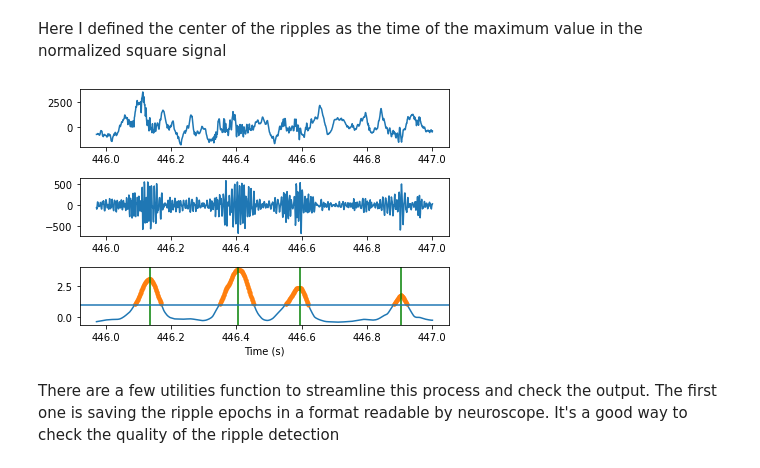
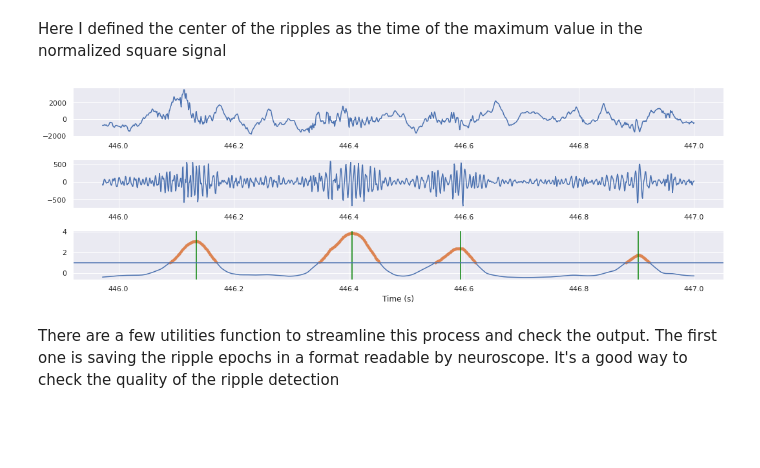
Before and after one commit to PeyracheLab/pynacollada, a Jupyter notebook: pynacollada/eeg_processing/Tutorial_ripple_detection.ipynb, the cells around one changed output. Saved outputs shown, nothing was run; the diff lists cells and outputs as text; code cells hidden in the pictures; blank space fills up the shorter version.

```diff
--- a/pynacollada/eeg_processing/Tutorial_ripple_detection.ipynb
+++ b/pynacollada/eeg_processing/Tutorial_ripple_detection.ipynb
@@ -9,8 +9,11 @@ The example data can be found [here](https://www.dropbox.com/s/1kc0ulz7yudd9ru/A
 # %%
 import numpy as np
 import pynapple as nap
+import seaborn as sns
+sns.set_theme()
 from matplotlib.pyplot import *
 import pynacollada as pyna
+
 
 data_directory = '/home/guillaume/pynapple/data/A2929-200711'
 
@@ -173,31 +176,31 @@ Here I defined the center of the ripples as the time of the maximum value in the
 # %%
 rip_max = []
 rip_tsd = []
 for s, e in rip_ep.values:
     tmp = nSS.loc[s:e]
     rip_tsd.append(tmp.idxmax())
     rip_max.append(tmp.max())
 
 rip_max = np.array(rip_max)
 rip_tsd = np.array(rip_tsd)
 
 rip_tsd = nap.Tsd(t=rip_tsd, d=rip_max, time_support=sleep_ep)
 
-figure()
+figure(figsize=(15,5))
 subplot(311)
 plot(lfpsleep.restrict(ex_ep).as_units('s'))
 subplot(312)
 plot(signal.restrict(ex_ep).as_units('s'))
 subplot(313)
 plot(nSS.restrict(ex_ep).as_units('s'))
 plot(nSS3.restrict(rip_ep.intersect(ex_ep)).as_units('s'), '.')
 [axvline(t, color = 'green') for t in rip_tsd.restrict(ex_ep).as_units('s').index.values]
 axhline(low_thres)
 xlabel("Time (s)")
 tight_layout()
 show()
 # %% [output]
-[figure, old version]
+[figure, new version]
 # %% [markdown]
 There are a few utilities function to streamline this process and check the output. The first one is saving the ripple epochs in a format readable by neuroscope. It's a good way to check the quality of the ripple detection
 # %%
```
Also changed, not shown: parts of 4 cells of this notebook.
